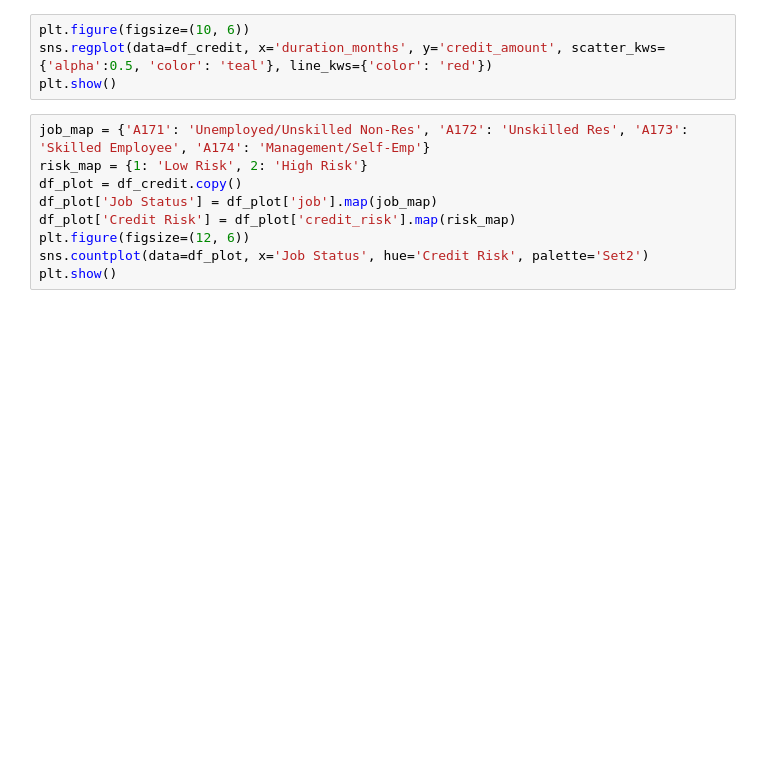
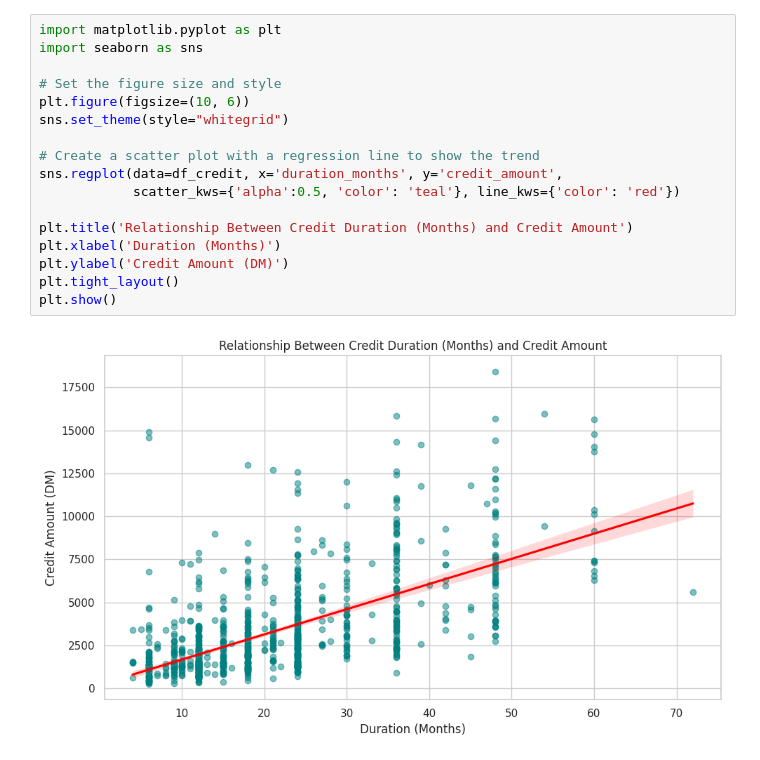
Before and after one commit to MxolisiMahlangu/german-credit-risk-analysis, a Jupyter notebook: german_credit_risk_analysis.ipynb, the cells around one changed output. Drawn from its saved outputs; the diff is of its cells as text; blank space fills up the shorter version.

```diff
--- a/german_credit_risk_analysis.ipynb
+++ b/german_credit_risk_analysis.ipynb
@@ -32,13 +91,19 @@ mean_credit_by_risk
 # %%
+import matplotlib.pyplot as plt
+import seaborn as sns
+
+# Set the figure size and style
 plt.figure(figsize=(10, 6))
-sns.regplot(data=df_credit, x='duration_months', y='credit_amount', scatter_kws={'alpha':0.5, 'color': 'teal'}, line_kws={'color': 'red'})
+sns.set_theme(style="whitegrid")
+
+# Create a scatter plot with a regression line to show the trend
+sns.regplot(data=df_credit, x='duration_months', y='credit_amount',
+            scatter_kws={'alpha':0.5, 'color': 'teal'}, line_kws={'color': 'red'})
+
+plt.title('Relationship Between Credit Duration (Months) and Credit Amount')
+plt.xlabel('Duration (Months)')
+plt.ylabel('Credit Amount (DM)')
+plt.tight_layout()
 plt.show()
+# %% [output]
+[figure, added]
-# %%
-job_map = {'A171': 'Unemployed/Unskilled Non-Res', 'A172': 'Unskilled Res', 'A173': 'Skilled Employee', 'A174': 'Management/Self-Emp'}
-risk_map = {1: 'Low Risk', 2: 'High Risk'}
-df_plot = df_credit.copy()
-df_plot['Job Status'] = df_plot['job'].map(job_map)
-df_plot['Credit Risk'] = df_plot['credit_risk'].map(risk_map)
-plt.figure(figsize=(12, 6))
-sns.countplot(data=df_plot, x='Job Status', hue='Credit Risk', palette='Set2')
-plt.show()
```
Also changed, not shown: parts of 29 cells of this notebook.
